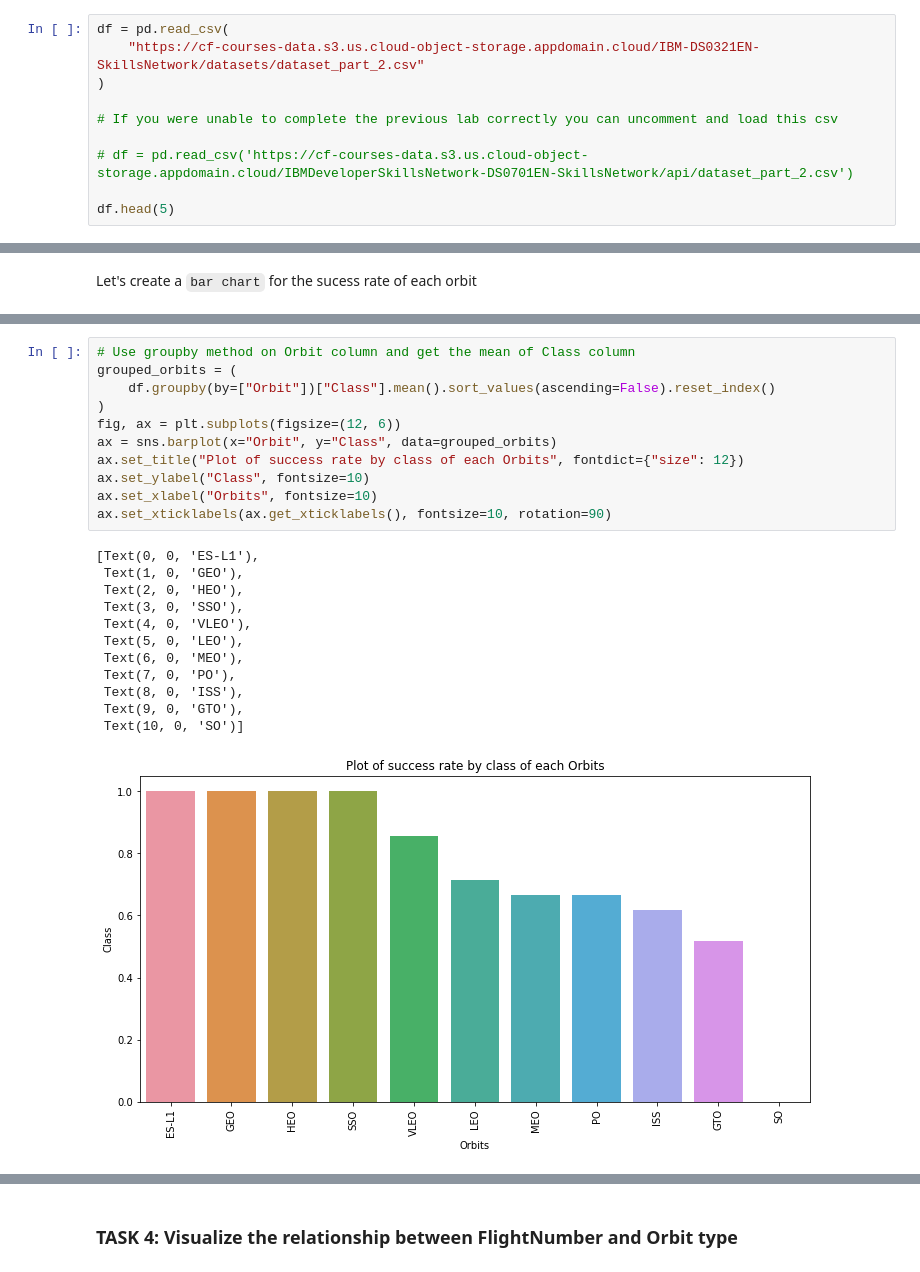
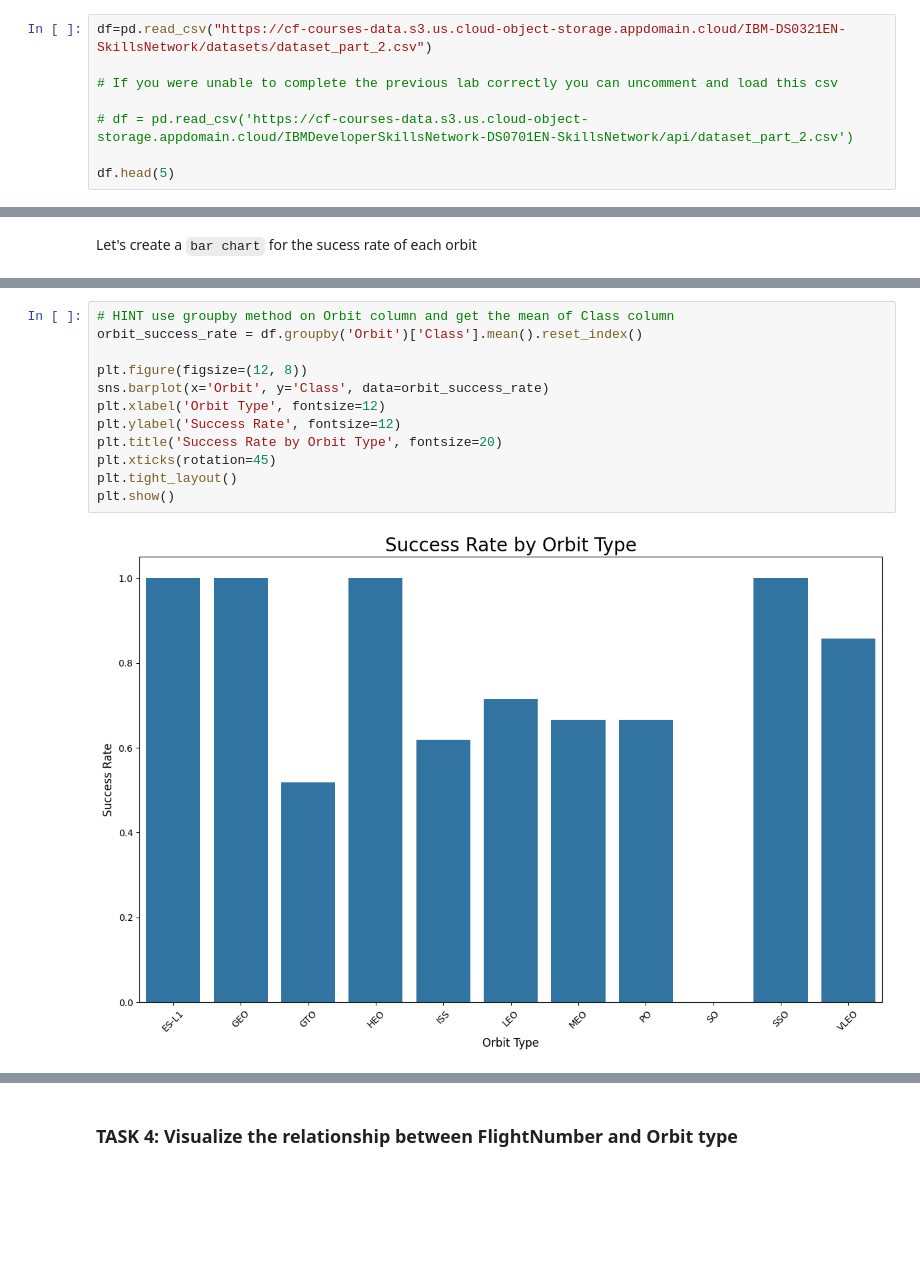
Before and after one commit to yshubhamy/Coursera-DS-Capstone-Project-SpaceX, a Jupyter notebook: 5_EDA_with_Data_Visualization.ipynb, the cells around one changed output, grey strips where cells are left out. Cells and saved outputs as stored; diff of their text form; blank space fills up the shorter version.

```diff
--- a/5_EDA_with_Data_Visualization.ipynb
+++ b/5_EDA_with_Data_Visualization.ipynb
@@ -54,9 +99,7 @@ import seaborn as sns
 # %% [markdown]
 First, let's read the SpaceX dataset into a Pandas dataframe and print its summary
 # %%
-df = pd.read_csv(
-    "https://cf-courses-data.s3.us.cloud-object-storage.appdomain.cloud/IBM-DS0321EN-SkillsNetwork/datasets/dataset_part_2.csv"
-)
+df=pd.read_csv("https://cf-courses-data.s3.us.cloud-object-storage.appdomain.cloud/IBM-DS0321EN-SkillsNetwork/datasets/dataset_part_2.csv")
 
 # If you were unable to complete the previous lab correctly you can uncomment and load this csv
 
@@ -154,24 +166,14 @@ Name: Class, dtype: float64
 # %%
-# Use groupby method on Orbit column and get the mean of Class column
-grouped_orbits = (
-    df.groupby(by=["Orbit"])["Class"].mean().sort_values(ascending=False).reset_index()
-)
-fig, ax = plt.subplots(figsize=(12, 6))
-ax = sns.barplot(x="Orbit", y="Class", data=grouped_orbits)
-ax.set_title("Plot of success rate by class of each Orbits", fontdict={"size": 12})
-ax.set_ylabel("Class", fontsize=10)
-ax.set_xlabel("Orbits", fontsize=10)
-ax.set_xticklabels(ax.get_xticklabels(), fontsize=10, rotation=90)
+# HINT use groupby method on Orbit column and get the mean of Class column
+orbit_success_rate = df.groupby('Orbit')['Class'].mean().reset_index()
+
+plt.figure(figsize=(12, 8))
+sns.barplot(x='Orbit', y='Class', data=orbit_success_rate)
+plt.xlabel('Orbit Type', fontsize=12)
+plt.ylabel('Success Rate', fontsize=12)
+plt.title('Success Rate by Orbit Type', fontsize=20)
+plt.xticks(rotation=45)
+plt.tight_layout()
+plt.show()
 # %% [output]
-[Text(0, 0, 'ES-L1'),
- Text(1, 0, 'GEO'),
- Text(2, 0, 'HEO'),
- Text(3, 0, 'SSO'),
- Text(4, 0, 'VLEO'),
- Text(5, 0, 'LEO'),
- Text(6, 0, 'MEO'),
- Text(7, 0, 'PO'),
- Text(8, 0, 'ISS'),
- Text(9, 0, 'GTO'),
- Text(10, 0, 'SO')]
-[figure, old version]
+[figure, new version]
```
Also changed, not shown: parts of 37 cells of this notebook, 7 other files.
